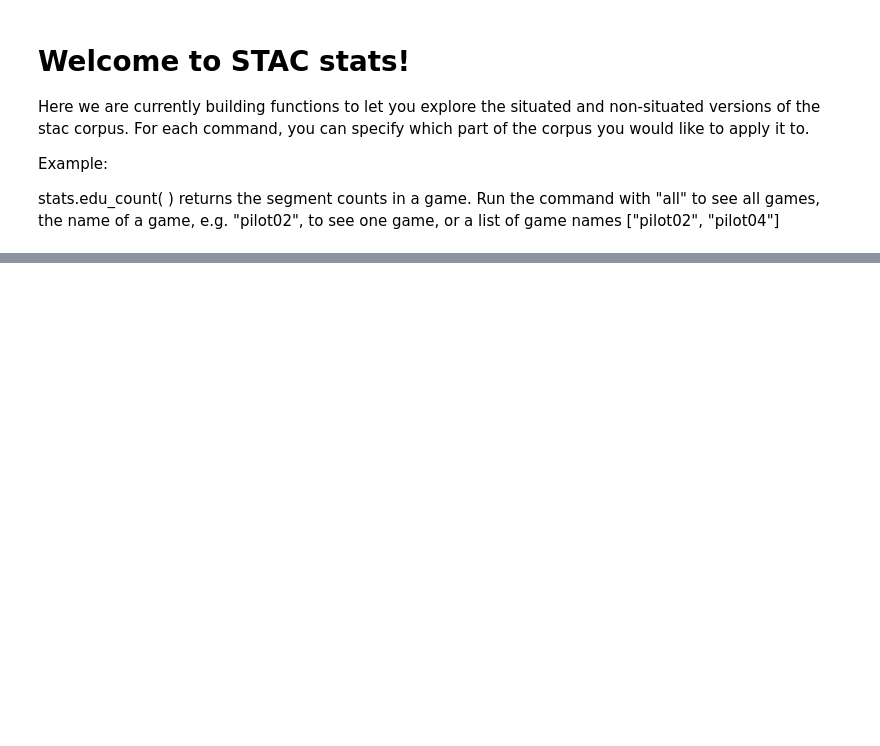
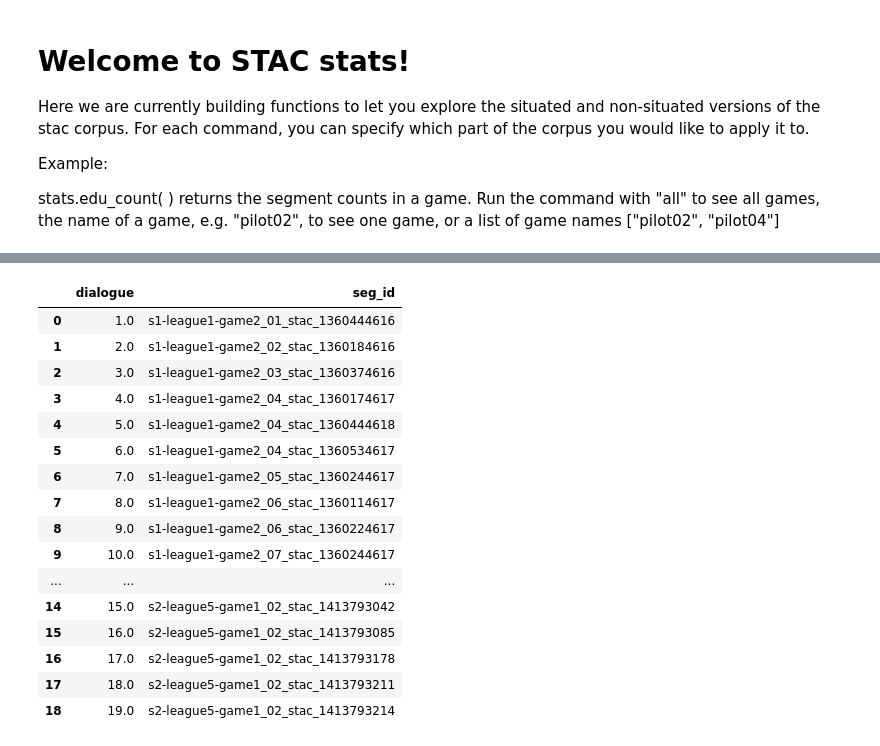
Before and after one commit to Coupdesinge/irit-stac, a Jupyter notebook: stac_stats/STAC_stats.ipynb, the cells around one changed output, grey strips where cells are left out. Saved outputs shown, nothing was run; the diff lists cells and outputs as text; code cells hidden in the pictures; blank space fills up the shorter version.

```diff
--- a/stac_stats/STAC_stats.ipynb
+++ b/stac_stats/STAC_stats.ipynb
@@ -76,0 +277,2 @@ stats.relation_count('aggregate', 'both', 'all')
+# %%
+segs_df = pandas.DataFrame([[s[0], s[1], s[3], s[6], s[7]] for s in segs], columns=['seg_id', 'game','type', 'span', 'dialogue'])
@@ -76,0 +290,28 @@ stats.relation_count('aggregate', 'both', 'all')
+# %%
+# segs_df.groupby('dialogue').agg({'span': 'max'})
+# & segs_df['turn'].idxmax()]
+gb = segs_df[segs_df['type'] == 'Segment'].groupby(['dialogue'])['seg_id']
+# %%
+maxes = gb.max()
+# %%
+spect_table = maxes.reset_index()
+# %%
+spect_table
+# %% [output]
+|  | dialogue | seg_id |
+| 0 | 1.0 | s1-league1-game2_01_stac_1360444616 |
+| 1 | 2.0 | s1-league1-game2_02_stac_1360184616 |
+| 2 | 3.0 | s1-league1-game2_03_stac_1360374616 |
+| 3 | 4.0 | s1-league1-game2_04_stac_1360174617 |
+| 4 | 5.0 | s1-league1-game2_04_stac_1360444618 |
+| 5 | 6.0 | s1-league1-game2_04_stac_1360534617 |
+| 6 | 7.0 | s1-league1-game2_05_stac_1360244617 |
+| 7 | 8.0 | s1-league1-game2_06_stac_1360114617 |
+| 8 | 9.0 | s1-league1-game2_06_stac_1360224617 |
+| 9 | 10.0 | s1-league1-game2_07_stac_1360244617 |
+| ... | ... | ... |
+| 14 | 15.0 | s2-league5-game1_02_stac_1413793042 |
+| 15 | 16.0 | s2-league5-game1_02_stac_1413793085 |
+| 16 | 17.0 | s2-league5-game1_02_stac_1413793178 |
+| 17 | 18.0 | s2-league5-game1_02_stac_1413793211 |
+| 18 | 19.0 | s2-league5-game1_02_stac_1413793214 |
```
Also changed, not shown: parts of 98 cells of this notebook, 2 other files.
